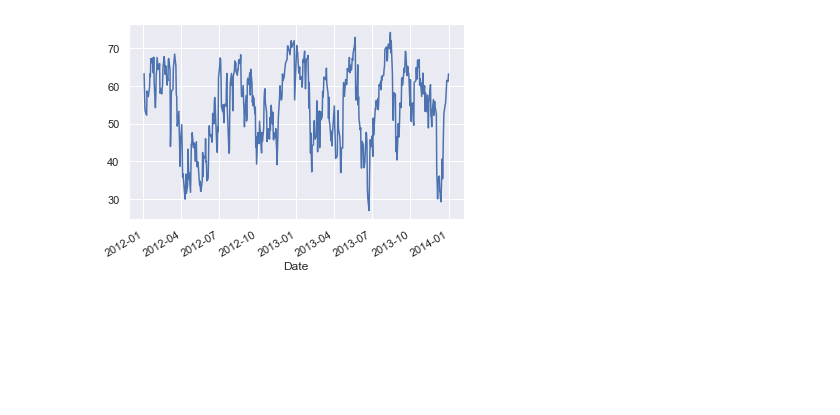
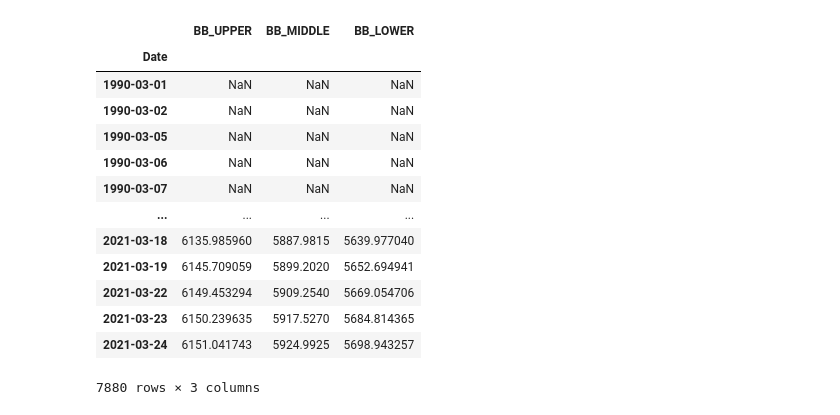
Before and after one commit to igaekus/projet-python-1A, a Jupyter notebook: data_viz.ipynb, the cells around one changed output. Cells and saved outputs as stored; diff of their text form; code cells hidden in the pictures; blank space fills up the shorter version.

```diff
--- a/data_viz.ipynb
+++ b/data_viz.ipynb
@@ -61,5 +90,20 @@ class stock():
 # %%
 test = stock(name="^FCHI")
-test.RSI("2012","2013")
+#test.RSI("2012","2013")
+test.Bollinger_bands()
+#test.EMA_show()
 # %% [output]
-[figure, removed]
+|  | BB_UPPER | BB_MIDDLE | BB_LOWER |
+| Date |  |  |  |
+| 1990-03-01 | NaN | NaN | NaN |
+| 1990-03-02 | NaN | NaN | NaN |
+| 1990-03-05 | NaN | NaN | NaN |
+| 1990-03-06 | NaN | NaN | NaN |
+| 1990-03-07 | NaN | NaN | NaN |
+| ... | ... | ... | ... |
+| 2021-03-18 | 6135.985960 | 5887.9815 | 5639.977040 |
+| 2021-03-19 | 6145.709059 | 5899.2020 | 5652.694941 |
+| 2021-03-22 | 6149.453294 | 5909.2540 | 5669.054706 |
+| 2021-03-23 | 6150.239635 | 5917.5270 | 5684.814365 |
+| 2021-03-24 | 6151.041743 | 5924.9925 | 5698.943257 |
+7880 rows × 3 columns
```
Also changed, not shown: parts of 5 cells of this notebook.
